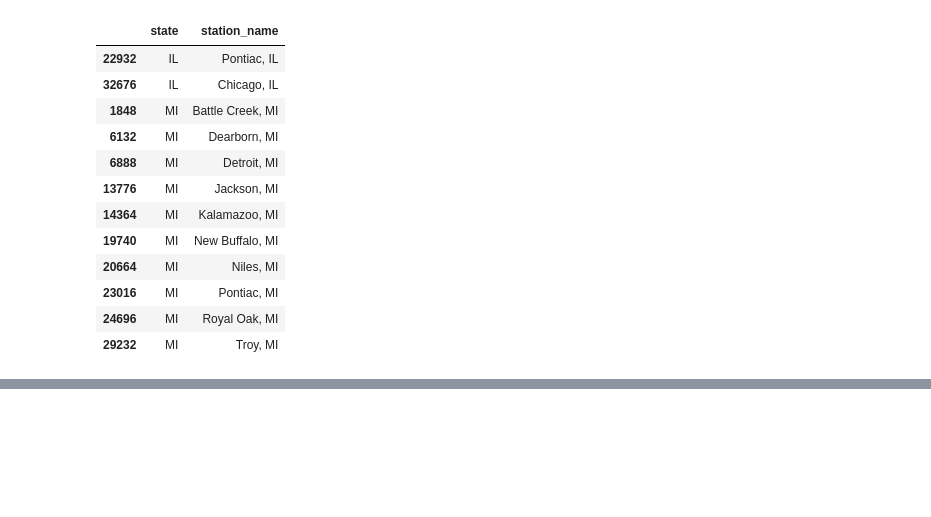
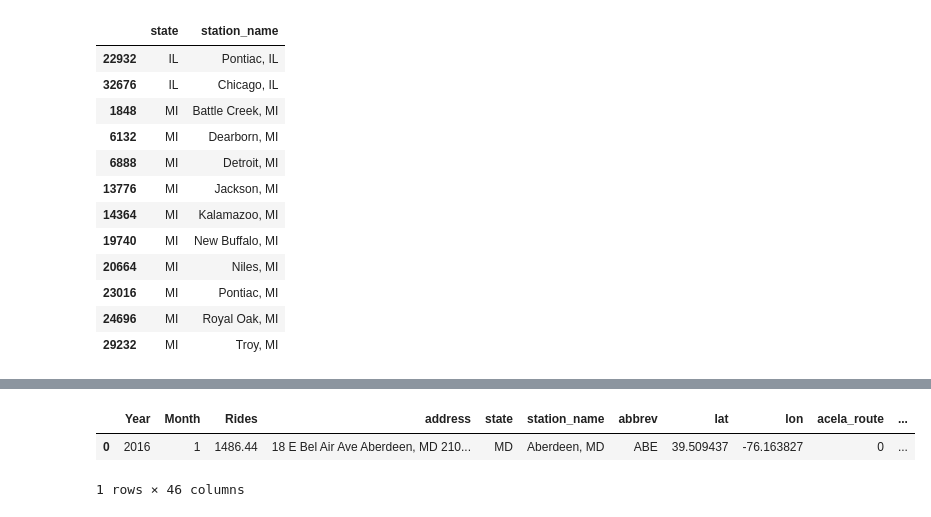
Before and after one commit to statzenthusiast921/amtrak_analysis, a Jupyter notebook: scripts/Adding in Route Data 07.13.24.ipynb, the cells around one changed output, grey strips where cells are left out. Drawn from its saved outputs; the diff is of its cells as text; code cells hidden in the pictures; blank space fills up the shorter version.

```diff
--- a/scripts/Adding in Route Data 07.13.24.ipynb
+++ b/scripts/Adding in Route Data 07.13.24.ipynb
@@ -199,0 +302,15 @@ test['station_name'].unique().tolist()
+# %%
+#Identify the route columns
+route_columns = [col for col in amtrak_df.columns if col.endswith('route')]
+
+#Function to create a list of routes where the value is 1
+def find_routes(row):
+    return [route for route in route_columns if row[route] == 1]
+
+#Apply the function to each row to create the new column
+amtrak_df['active_routes'] = amtrak_df.apply(find_routes, axis=1)
+amtrak_df.head(1)
+# %% [output]
+|  | Year | Month | Rides | address | state | station_name | abbrev | lat | lon | acela_route | ... |
+| 0 | 2016 | 1 | 1486.44 | 18 E Bel Air Ave Aberdeen, MD 210... | MD | Aberdeen, MD | ABE | 39.509437 | -76.163827 | 0 | ... |
+1 rows × 46 columns
```
Also changed, not shown: parts of 24 cells of this notebook.
